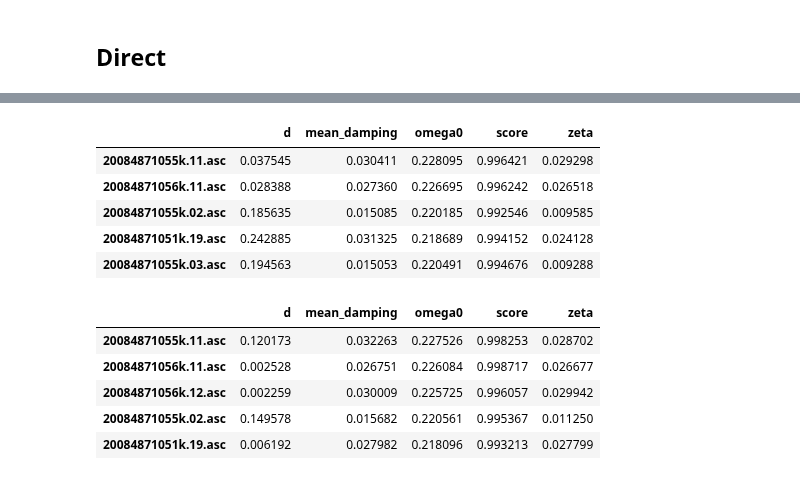
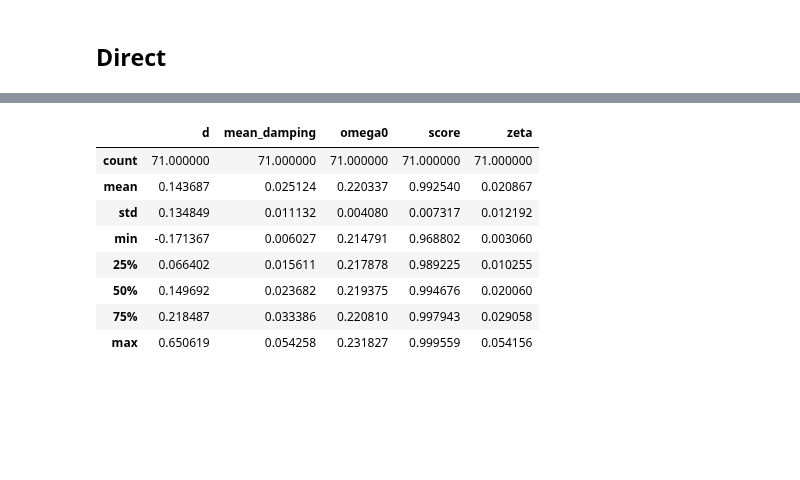
Before and after one commit to martinlarsalbert/rolldecay, a Jupyter notebook: notebooks/rolldecay/03.3_maa_roll_decay_test_system_identification_many.ipynb, the cells around one changed output, grey strips where cells are left out. Drawn from its saved outputs; the diff is of its cells as text; code cells hidden in the pictures; blank space fills up the shorter version.

Commit message:
Checked the estimators a bit more. More data is needed to reach the final conclusion.

```diff
--- a/notebooks/rolldecay/03.3_maa_roll_decay_test_system_identification_many.ipynb
+++ b/notebooks/rolldecay/03.3_maa_roll_decay_test_system_identification_many.ipynb
@@ -175,0 +100,15 @@ df_direct.sort_values(by='score', ascending=False)
+# %%
+norwegian_estimator = NorwegianEstimator()
+
+steps = [
+    ('filter',lowpass_filter),
+    ('scaler',scaler),
+    ('cutter', cutter),
+    ('offset_transformer',offset_transformer),
+    ('norwegian_estimator', norwegian_estimator)]
+
+pipeline_norwegian = Pipeline(steps) # define the pipeline object.
+# %%
+pipeline_norwegians = fit(pipeline=pipeline_norwegian)
+# %%
+df_norwegian = predict(pipelines=pipeline_norwegians)
@@ -176,3 +133,5 @@ df_direct.sort_values(by='score', ascending=False)
 # %%
-mask = df_direct['score'] > 0.99
+mask = df_direct['score'] > 0.90
 df_direct_good = df_direct.loc[mask].copy()
+df_direct_linear_good = df_direct_linear.loc[mask].copy()
+df_norwegian_good = df_norwegian.loc[mask].copy()
@@ -193,18 +214,12 @@ df_comparison.hist(bins=30);
 # %%
-df_norwegian_good.head()
+df_norwegian_good.describe()
 # %% [output]
 |  | d | mean_damping | omega0 | score | zeta |
-| 20084871055k.11.asc | 0.037545 | 0.030411 | 0.228095 | 0.996421 | 0.029298 |
-| 20084871056k.11.asc | 0.028388 | 0.027360 | 0.226695 | 0.996242 | 0.026518 |
-| 20084871055k.02.asc | 0.185635 | 0.015085 | 0.220185 | 0.992546 | 0.009585 |
-| 20084871051k.19.asc | 0.242885 | 0.031325 | 0.218689 | 0.994152 | 0.024128 |
-| 20084871055k.03.asc | 0.194563 | 0.015053 | 0.220491 | 0.994676 | 0.009288 |
+| count | 71.000000 | 71.000000 | 71.000000 | 71.000000 | 71.000000 |
+| mean | 0.143687 | 0.025124 | 0.220337 | 0.992540 | 0.020867 |
+| std | 0.134849 | 0.011132 | 0.004080 | 0.007317 | 0.012192 |
+| min | -0.171367 | 0.006027 | 0.214791 | 0.968802 | 0.003060 |
+| 25% | 0.066402 | 0.015611 | 0.217878 | 0.989225 | 0.010255 |
+| 50% | 0.149692 | 0.023682 | 0.219375 | 0.994676 | 0.020060 |
+| 75% | 0.218487 | 0.033386 | 0.220810 | 0.997943 | 0.029058 |
+| max | 0.650619 | 0.054258 | 0.231827 | 0.999559 | 0.054156 |
-# %%
-df_direct_good.head()
-# %% [output]
-|  | d | mean_damping | omega0 | score | zeta |
-| 20084871055k.11.asc | 0.120173 | 0.032263 | 0.227526 | 0.998253 | 0.028702 |
-| 20084871056k.11.asc | 0.002528 | 0.026751 | 0.226084 | 0.998717 | 0.026677 |
-| 20084871056k.12.asc | 0.002259 | 0.030009 | 0.225725 | 0.996057 | 0.029942 |
-| 20084871055k.02.asc | 0.149578 | 0.015682 | 0.220561 | 0.995367 | 0.011250 |
-| 20084871051k.19.asc | 0.006192 | 0.027982 | 0.218096 | 0.993213 | 0.027799 |
```
Also changed, not shown: parts of 32 cells of this notebook, 2 other files.
